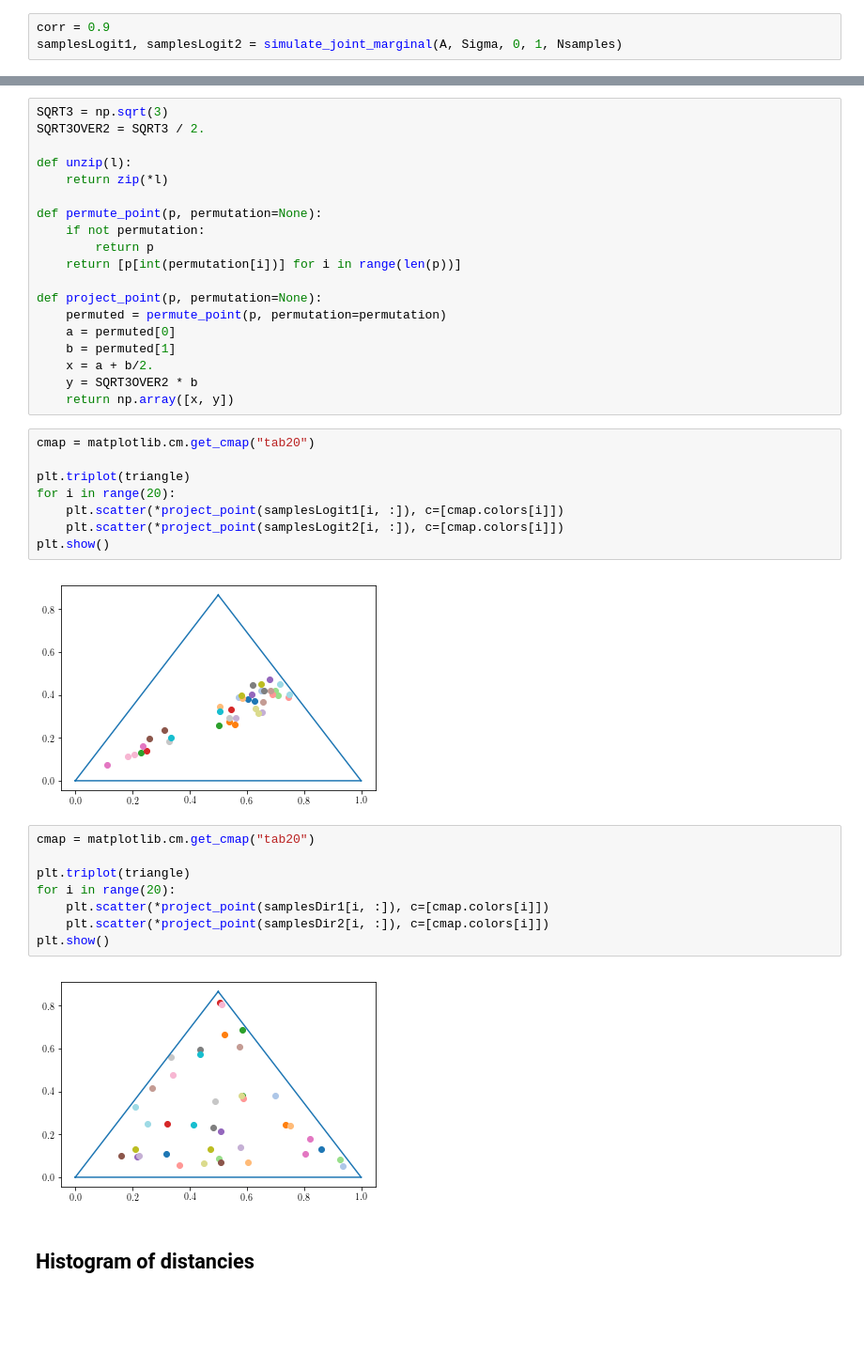
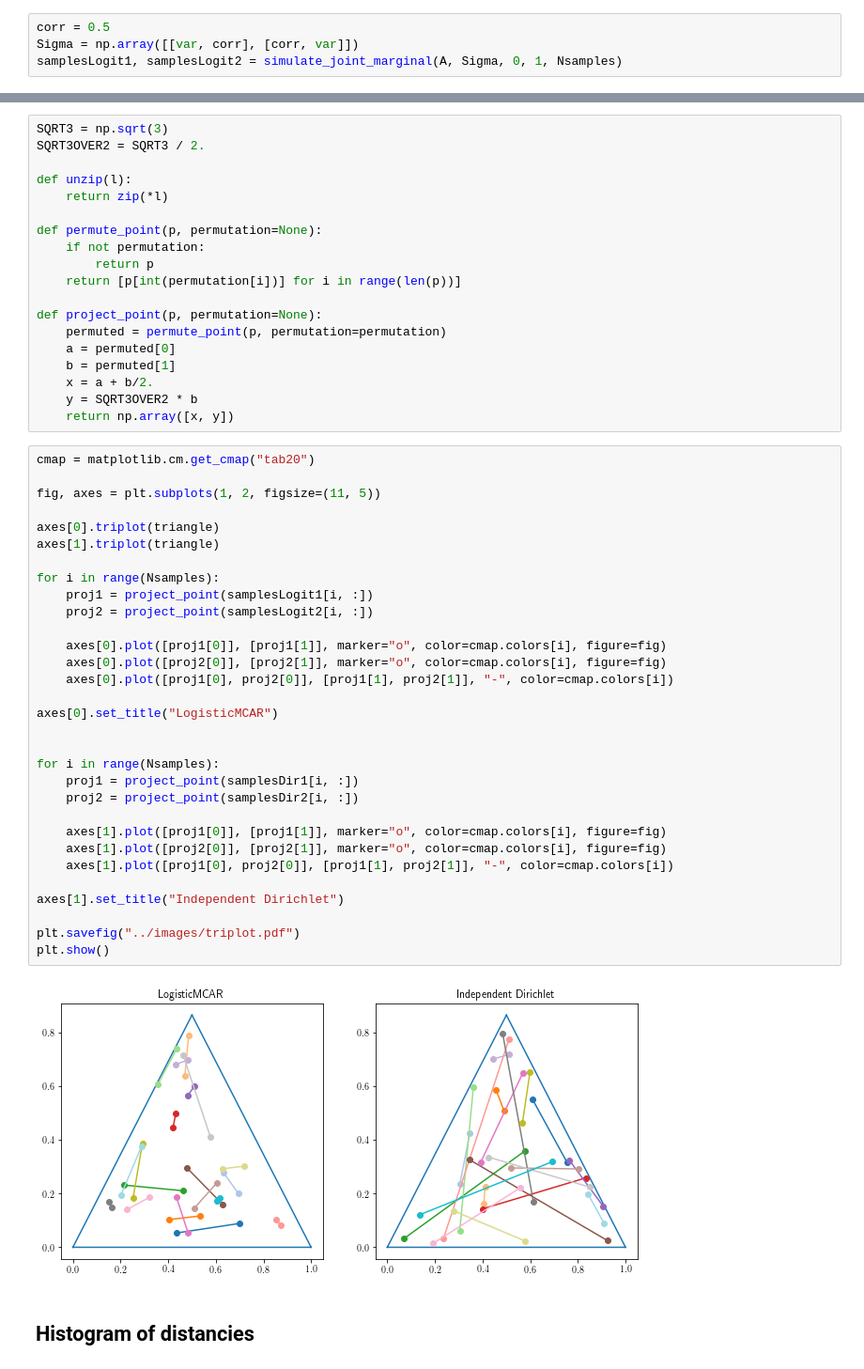
Before and after one commit to mberaha/spatial_mixtures, a Jupyter notebook: notebooks/Logitnormal MC simulations.ipynb, the cells around one changed output, grey strips where cells are left out. Shown: that part at 94% size. Cells and saved outputs as stored; diff of their text form; blank space fills up the shorter version.

```diff
--- a/notebooks/Logitnormal MC simulations.ipynb
+++ b/notebooks/Logitnormal MC simulations.ipynb
@@ -141,6 +143,7 @@ Nsamples = 100
 samplesDir1 = dirichlet.rvs([1, 1, 1], Nsamples)
 samplesDir2 = dirichlet.rvs([1, 1, 1], Nsamples)
 # %%
-corr = 0.9
+corr = 0.5
+Sigma = np.array([[var, corr], [corr, var]])
 samplesLogit1, samplesLogit2 = simulate_joint_marginal(A, Sigma, 0, 1, Nsamples)
 # %%
@@ -175,26 +176,39 @@ def project_point(p, permutation=None):
     x = a + b/2.
     y = SQRT3OVER2 * b
     return np.array([x, y])
-# %%
-cmap = matplotlib.cm.get_cmap("tab20")
-
-plt.triplot(triangle)
-for i in range(20):
-    plt.scatter(*project_point(samplesLogit1[i, :]), c=[cmap.colors[i]])
-    plt.scatter(*project_point(samplesLogit2[i, :]), c=[cmap.colors[i]])
-plt.show()
-# %% [output]
-[figure, removed]
-# %%
-cmap = matplotlib.cm.get_cmap("tab20")
-
-plt.triplot(triangle)
-for i in range(20):
-    plt.scatter(*project_point(samplesDir1[i, :]), c=[cmap.colors[i]])
-    plt.scatter(*project_point(samplesDir2[i, :]), c=[cmap.colors[i]])
-plt.show()
-# %% [output]
-[figure, removed]
+# %%
+cmap = matplotlib.cm.get_cmap("tab20")
+
+fig, axes = plt.subplots(1, 2, figsize=(11, 5))
+
+axes[0].triplot(triangle)
+axes[1].triplot(triangle)
+
+for i in range(Nsamples):
+    proj1 = project_point(samplesLogit1[i, :])
+    proj2 = project_point(samplesLogit2[i, :])
+
+    axes[0].plot([proj1[0]], [proj1[1]], marker="o", color=cmap.colors[i], figure=fig)
+    axes[0].plot([proj2[0]], [proj2[1]], marker="o", color=cmap.colors[i], figure=fig)
+    axes[0].plot([proj1[0], proj2[0]], [proj1[1], proj2[1]], "-", color=cmap.colors[i])
+
+axes[0].set_title("LogisticMCAR")
+
+
+for i in range(Nsamples):
+    proj1 = project_point(samplesDir1[i, :])
+    proj2 = project_point(samplesDir2[i, :])
+
+    axes[1].plot([proj1[0]], [proj1[1]], marker="o", color=cmap.colors[i], figure=fig)
+    axes[1].plot([proj2[0]], [proj2[1]], marker="o", color=cmap.colors[i], figure=fig)
+    axes[1].plot([proj1[0], proj2[0]], [proj1[1], proj2[1]], "-", color=cmap.colors[i])
+
+axes[1].set_title("Independent Dirichlet")
+
+plt.savefig("../images/triplot.pdf")
+plt.show()
+# %% [output]
+[figure, added]
 # %% [markdown]
 ## Histogram of distancies
 # %%
```
Also changed, not shown: parts of 7 cells of this notebook, 4 other files.
